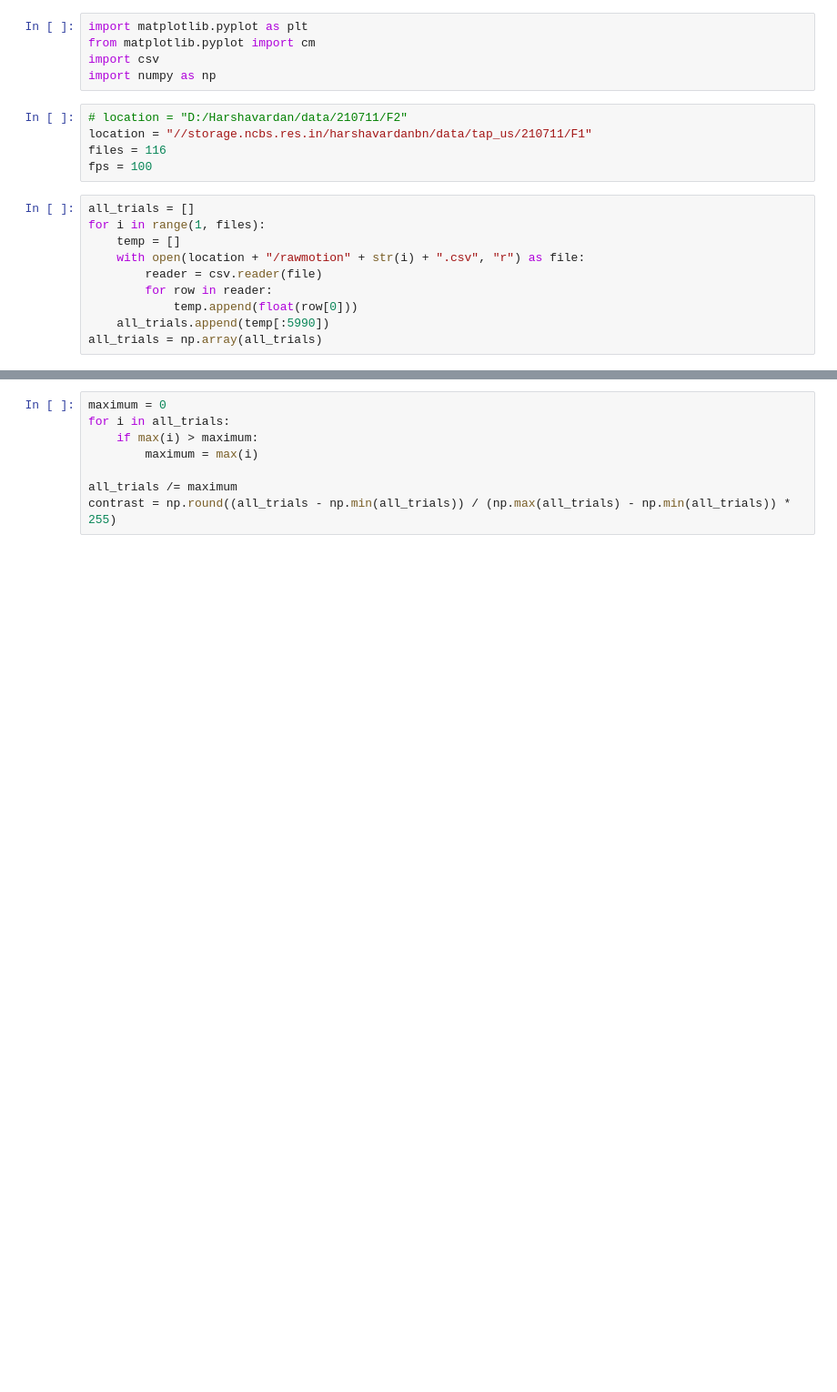
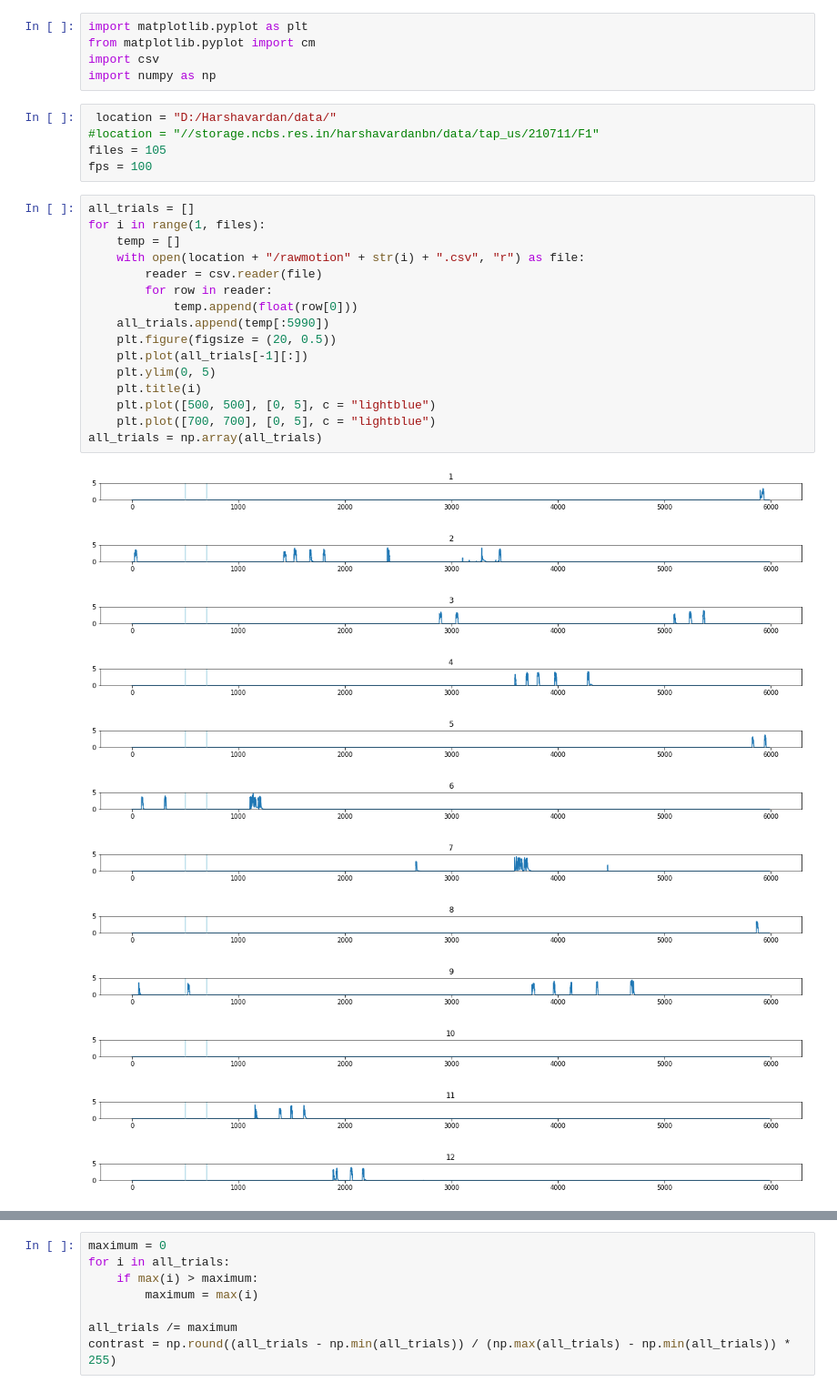
Before and after one commit to harshavardan/Classical-Conditioning, a Jupyter notebook: analysis/crude_210710.ipynb, the cells around one changed output, grey strips where cells are left out. Shown: that part at 91% size. Cells and saved outputs as stored; diff of their text form; blank space fills up the shorter version.

```diff
--- a/analysis/crude_210710.ipynb
+++ b/analysis/crude_210710.ipynb
@@ -4,17 +4,36 @@ from matplotlib.pyplot import cm
 import csv
 import numpy as np
 # %%
-# location = "D:/Harshavardan/data/210711/F2"
-location = "//storage.ncbs.res.in/harshavardanbn/data/tap_us/210711/F1"
-files = 116
+ location = "D:/Harshavardan/data/"
+#location = "//storage.ncbs.res.in/harshavardanbn/data/tap_us/210711/F1"
+files = 105
 fps = 100
 # %%
 all_trials = []
 for i in range(1, files):
     temp = []
     with open(location + "/rawmotion" + str(i) + ".csv", "r") as file:
         reader = csv.reader(file)
         for row in reader:
             temp.append(float(row[0]))
     all_trials.append(temp[:5990])
+    plt.figure(figsize = (20, 0.5))
+    plt.plot(all_trials[-1][:])
+    plt.ylim(0, 5)
+    plt.title(i)
+    plt.plot([500, 500], [0, 5], c = "lightblue")
+    plt.plot([700, 700], [0, 5], c = "lightblue")
 all_trials = np.array(all_trials)
+# %% [output]
+[figure, added]
+[figure, added]
+[figure, added]
+[figure, added]
+[figure, added]
+[figure, added]
+[figure, added]
+[figure, added]
+[figure, added]
+[figure, added]
+[figure, added]
+[figure, added]
```
Also changed, not shown: parts of 17 cells of this notebook, 4 other files.
